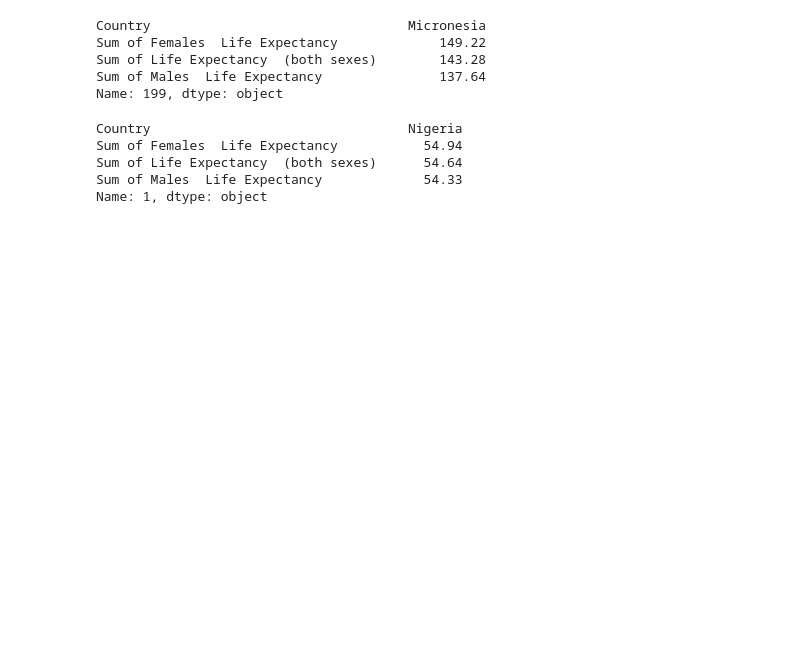
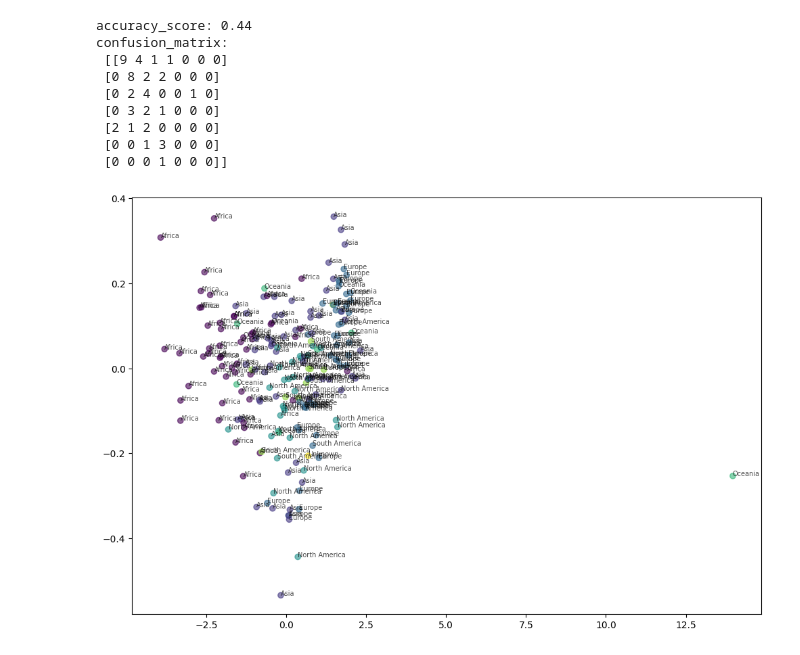
Before and after one commit to sinsinav505-cell/Machine-Learning, a Jupyter notebook: life.ipynb, the cells around one changed output. Cells and saved outputs as stored; diff of their text form; code cells hidden in the pictures; blank space fills up the shorter version.

```diff
--- a/life.ipynb
+++ b/life.ipynb
@@ -64,16 +153,63 @@ plt.show()
-# %%
-df.iloc[x_pca[:,0].argmax()]
-# %% [output]
-Country                                 Micronesia
-Sum of Females  Life Expectancy             149.22
-Sum of Life Expectancy  (both sexes)        143.28
-Sum of Males  Life Expectancy               137.64
-Name: 199, dtype: object
-# %%
-df.iloc[x_pca[:,0].argmin()]
-# %% [output]
-Country                                 Nigeria
-Sum of Females  Life Expectancy           54.94
-Sum of Life Expectancy  (both sexes)      54.64
-Sum of Males  Life Expectancy             54.33
-Name: 1, dtype: object
+# %%
+from sklearn.preprocessing import LabelEncoder, StandardScaler
+from sklearn.decomposition import PCA
+from sklearn.model_selection import train_test_split
+from sklearn.ensemble import RandomForestClassifier
+from sklearn.metrics import accuracy_score, confusion_matrix
+import matplotlib.pyplot as plt
+
+# Features
+X = df[['Sum of Females  Life Expectancy',
+        'Sum of Life Expectancy  (both sexes)',
+        'Sum of Males  Life Expectancy']]
+
+# Target
+y = df["Continent"]
+
+# Scale
+scaler = StandardScaler()
+x_scaled = scaler.fit_transform(X)
+
+# PCA
+pca = PCA(n_components=2)
+x_pca = pca.fit_transform(x_scaled)
+
+# Train-test split
+x_train , x_test, y_train , y_test = train_test_split(x_pca, y, random_state=42)
+
+# Model
+model = RandomForestClassifier(n_estimators=100,random_state=42)
+model.fit(x_train, y_train)
+
+# Prediction
+y_pred = model.predict(x_test)
+
+print("accuracy_score:", accuracy_score(y_test, y_pred))
+print("confusion_matrix:\n", confusion_matrix(y_test, y_pred))
+
+# Predict all for plotting
+y_pred_all = model.predict(x_pca)
+
+# Encode for scatter colors
+le = LabelEncoder()
+y_pred_all_encoded = le.fit_transform(y_pred_all)
+
+# PCA plot
+plt.figure(figsize=(12,8))
+plt.scatter(x_pca[:,0], x_pca[:,1], c=y_pred_all_encoded, alpha=0.6)
+
+for i, txt in enumerate(df["Continent"]):
+    plt.annotate(txt, (x_pca[i,0], x_pca[i,1]), fontsize=7, alpha=0.7)
+
+plt.show()
+# %% [output]
+accuracy_score: 0.44
+confusion_matrix:
+ [[9 4 1 1 0 0 0]
+ [0 8 2 2 0 0 0]
+ [0 2 4 0 0 1 0]
+ [0 3 2 1 0 0 0]
+ [2 1 2 0 0 0 0]
+ [0 0 1 3 0 0 0]
+ [0 0 0 1 0 0 0]]
+[figure, added]
```
Also changed, not shown: parts of 9 cells of this notebook, 3 other files.
